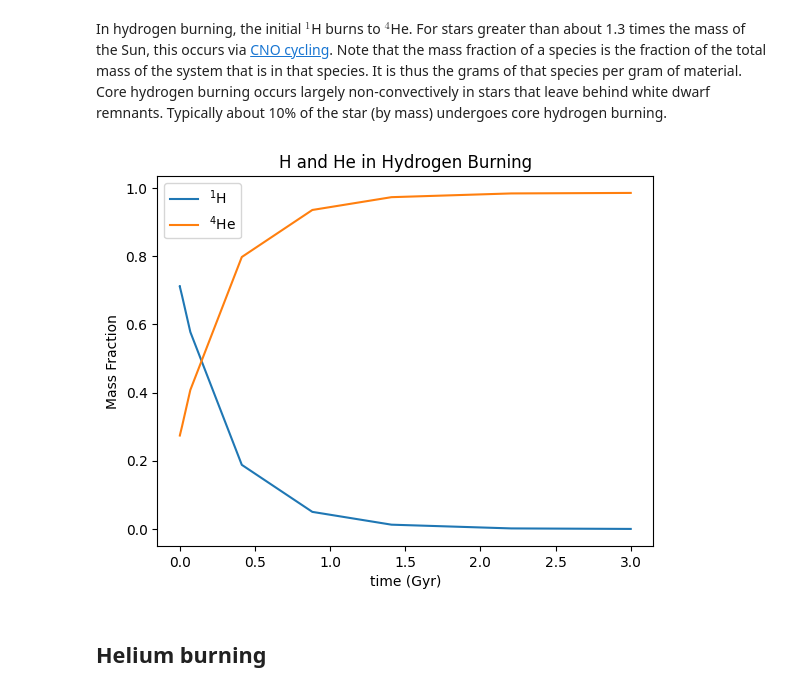
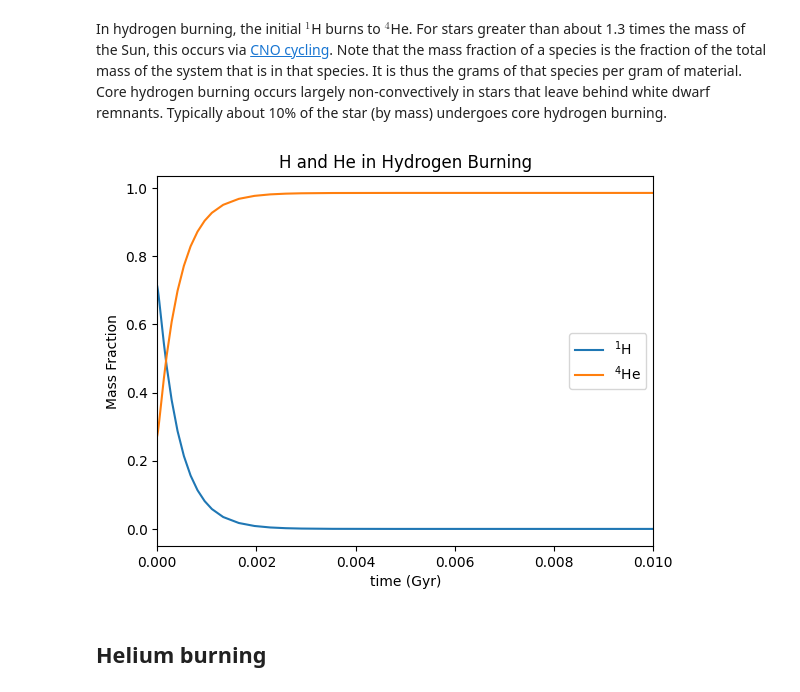
Before and after one commit to mbradle/NRLEE-Nucleosynthesis, a Jupyter notebook: nrlee.ipynb, the cells around one changed output. Saved outputs shown, nothing was run; the diff lists cells and outputs as text; code cells hidden in the pictures.

```diff
--- a/nrlee.ipynb
+++ b/nrlee.ipynb
@@ -141,10 +161,10 @@ For the calculation, the duration, temperature, and density were:
 In hydrogen burning, the initial $^1$H burns to $^4$He.  For stars greater than about 1.3 times the mass of the Sun, this occurs via [CNO cycling](https://en.wikipedia.org/wiki/CNO_cycle).  Note that the mass fraction of a species is the fraction of the total mass of the system that is in that species.  It is thus the grams of that species per gram of material.  Core hydrogen burning occurs largely non-convectively in stars that leave behind white dwarf remnants.  Typically about 10% of the star (by mass) undergoes core hydrogen burning.
 # %%
 species = ['h1', 'he4']
-h.plot_mass_fractions_vs_property('time', species, xfactor = 3.15e17, xlabel='time (Gyr)',
+h.plot_mass_fractions_vs_property('time', species, xfactor = 3.15e17, xlabel='time (Gyr)', xlim = [0, 0.01],
                                   use_latex_names = True, title='H and He in Hydrogen Burning')
 # %% [output]
-[figure, old version]
+[figure, new version]
 # %% [markdown]
 ## Helium burning
 # %% [markdown]
```
Also changed, not shown: parts of 21 cells of this notebook, 1 other file.
